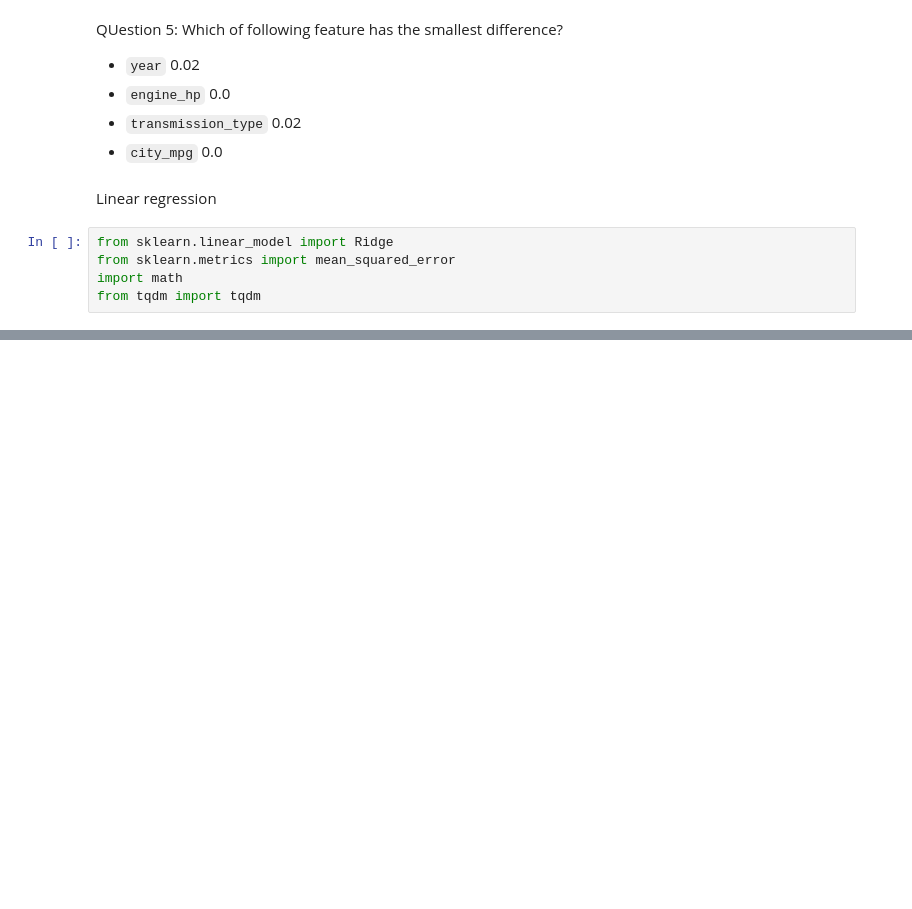
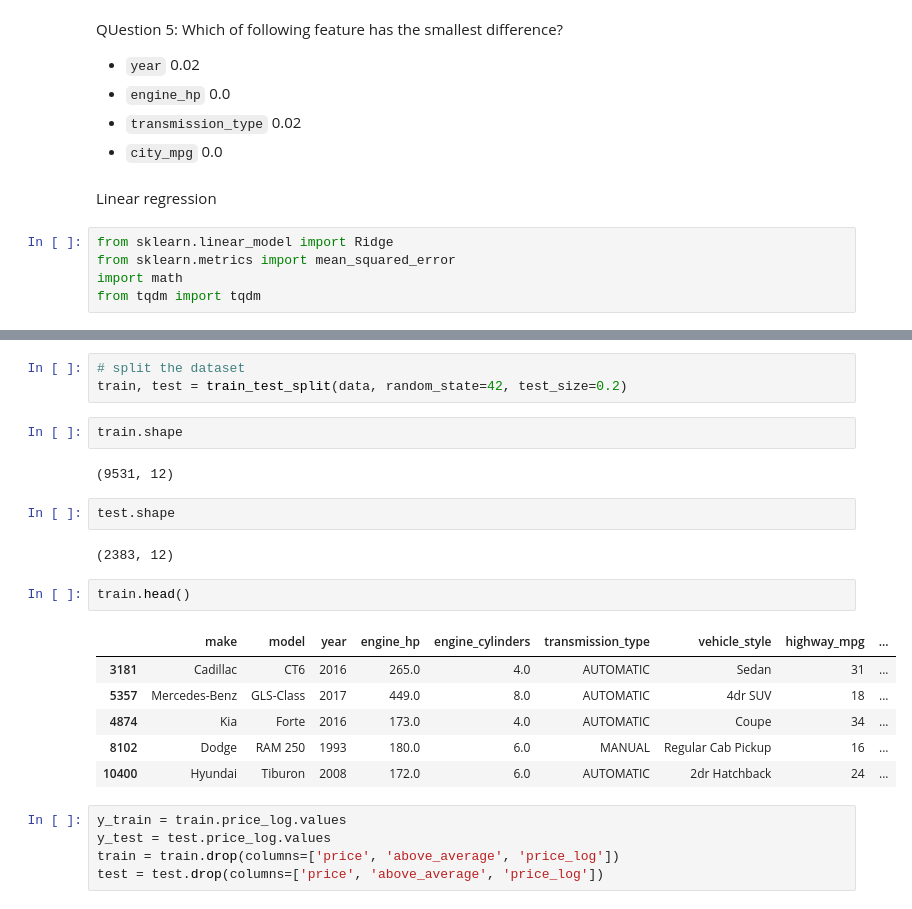
Before and after one commit to cacaprog/learning-projects, a Jupyter notebook: ml-zoomcamp/homework/03_classification_hw.ipynb, the cells around one changed output, grey strips where cells are left out. Cells and saved outputs as stored; diff of their text form; blank space fills up the shorter version.

```diff
--- a/ml-zoomcamp/homework/03_classification_hw.ipynb
+++ b/ml-zoomcamp/homework/03_classification_hw.ipynb
@@ -670,0 +730,25 @@ from tqdm import tqdm
+# %%
+# split the dataset
+train, test = train_test_split(data, random_state=42, test_size=0.2)
+# %%
+train.shape
+# %% [output]
+(9531, 12)
+# %%
+test.shape
+# %% [output]
+(2383, 12)
+# %%
+train.head()
+# %% [output]
+|  | make | model | year | engine_hp | engine_cylinders | transmission_type | vehicle_style | highway_mpg | ... |
+| 3181 | Cadillac | CT6 | 2016 | 265.0 | 4.0 | AUTOMATIC | Sedan | 31 | ... |
+| 5357 | Mercedes-Benz | GLS-Class | 2017 | 449.0 | 8.0 | AUTOMATIC | 4dr SUV | 18 | ... |
+| 4874 | Kia | Forte | 2016 | 173.0 | 4.0 | AUTOMATIC | Coupe | 34 | ... |
+| 8102 | Dodge | RAM 250 | 1993 | 180.0 | 6.0 | MANUAL | Regular Cab Pickup | 16 | ... |
+| 10400 | Hyundai | Tiburon | 2008 | 172.0 | 6.0 | AUTOMATIC | 2dr Hatchback | 24 | ... |
+# %%
+y_train = train.price_log.values
+y_test = test.price_log.values
+train = train.drop(columns=['price', 'above_average', 'price_log'])
+test = test.drop(columns=['price', 'above_average', 'price_log'])
```
Also changed, not shown: parts of 14 cells of this notebook.
